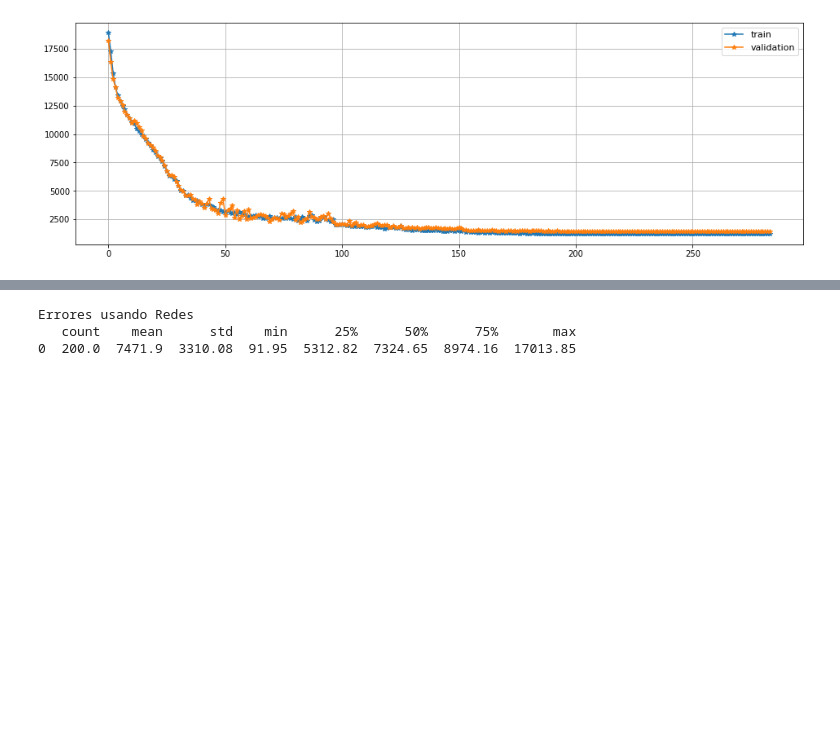
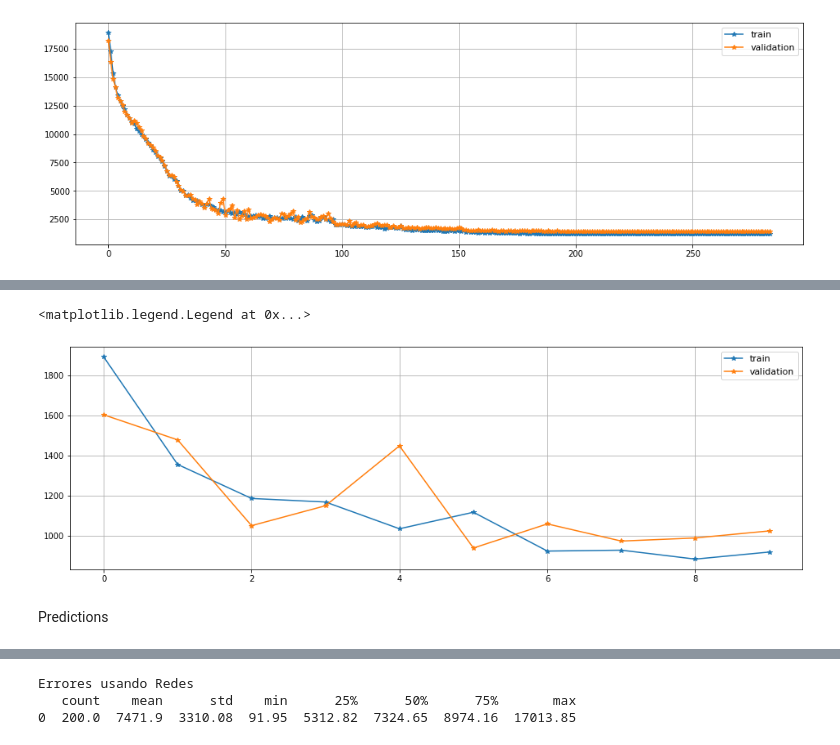
Before and after one commit to aldofranco91/Trading, a Jupyter notebook: Conv_Regression_ResNet_Jaime.ipynb, the cells around one changed output, grey strips where cells are left out. Cells and saved outputs as stored; diff of their text form; code cells hidden in the pictures; blank space fills up the shorter version.

```diff
--- a/Conv_Regression_ResNet_Jaime.ipynb
+++ b/Conv_Regression_ResNet_Jaime.ipynb
@@ -348,3 +380,14 @@ plt.legend(fontsize=11)
+# %%
+plt.figure(figsize=(16,5))
+plt.plot(history.history['loss'], label='train', marker='*')
+plt.plot(history.history['val_loss'], label='validation', marker='*')
+plt.grid()
+plt.legend(fontsize=11)
+# %% [output]
+<matplotlib.legend.Legend at 0x...>
+[figure, added]
+# %% [markdown]
+Predictions
 # %%
 X_new = scaler.transform(X.reshape(-1, X.shape[-1])).reshape(X.shape)
 y_pred_redes = model.predict(X_new, verbose=1)
```
Also changed, not shown: parts of 4 cells of this notebook.
